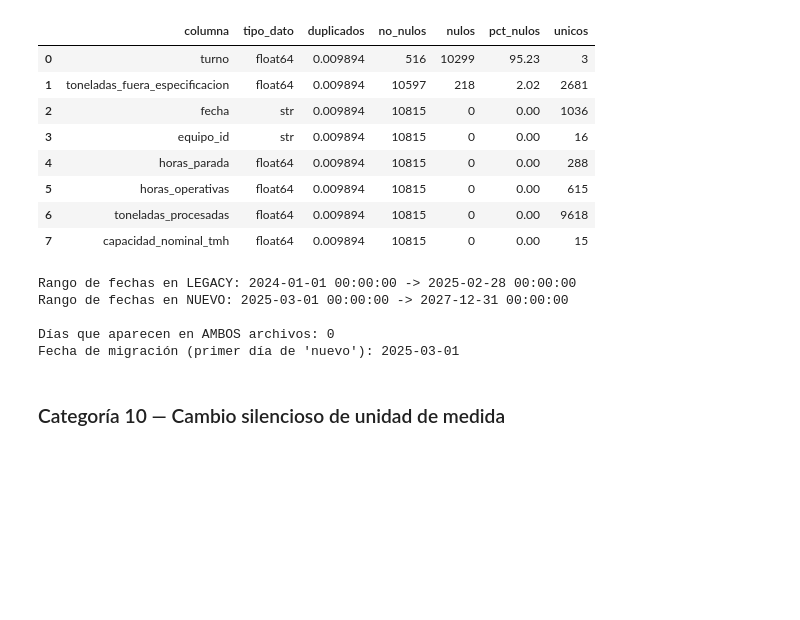
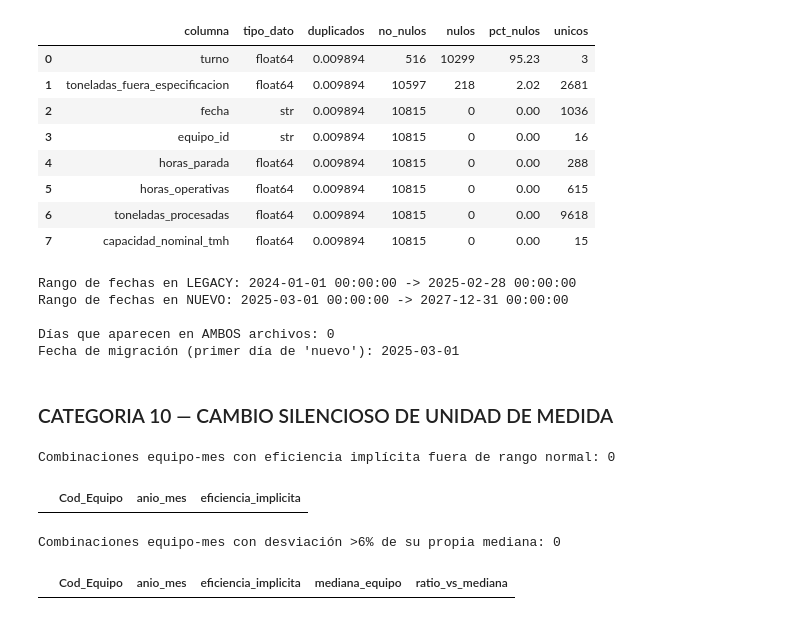
Before and after one commit to josue789a/Mineria-simulacion-v2, a Jupyter notebook: notebooks/Exploracion1.ipynb, the cells around one changed output. Drawn from its saved outputs; the diff is of its cells as text; code cells hidden in the pictures; blank space fills up the shorter version.

Commit message:
10. Error de categoria 9 - 10

```diff
--- a/notebooks/Exploracion1.ipynb
+++ b/notebooks/Exploracion1.ipynb
@@ -1899,4 +1899,52 @@ Rango de fechas en NUEVO: 2025-03-01 00:00:00 -> 2027-12-31 00:00:00
 Días que aparecen en AMBOS archivos: 0
 Fecha de migración (primer día de 'nuevo'): 2025-03-01
 # %% [markdown]
-###  Categoría 10 — Cambio silencioso de unidad de medida
+### CATEGORIA 10 — CAMBIO SILENCIOSO DE UNIDAD DE MEDIDA
+# %%
+prodLegacy_PC['anio_mes'] = prodLegacy_PC['Fecha'].dt.to_period('M')
+
+# Eficiencia implícita: Ton_Producidas / (Horas_Trab * Cap_Nominal_TMH)
+# Debería rondar un valor razonable y estable (~0.85-0.95 según el generador,
+# ver aplicar_realismo_v2.py / generar_dataset_v2.py -- eficiencia ~0.90 base)
+prodLegacy_PC['eficiencia_implicita'] = (
+    prodLegacy_PC['Ton_Producidas'] / (prodLegacy_PC['Horas_Trab'] * prodLegacy_PC['Cap_Nominal_TMH'])
+)
+
+resumen_eficiencia = (
+    prodLegacy_PC.groupby(['Cod_Equipo', 'anio_mes'])['eficiencia_implicita']
+    .mean()
+    .reset_index()
+)
+
+# Buscar combinaciones equipo-mes donde la eficiencia se sale MUY por fuera
+# del rango normal (0.5 a 1.10 es generoso, cualquier cosa fuera de eso es sospechosa)
+sospechosos = resumen_eficiencia[
+    (resumen_eficiencia['eficiencia_implicita'] < 0.5) |
+    (resumen_eficiencia['eficiencia_implicita'] > 1.10)
+]
+print(f"Combinaciones equipo-mes con eficiencia implícita fuera de rango normal: {len(sospechosos)}")
+display(sospechosos.sort_values('eficiencia_implicita', ascending=False))
+# %% [output]
+Combinaciones equipo-mes con eficiencia implícita fuera de rango normal: 0
+|  | Cod_Equipo | anio_mes | eficiencia_implicita |
+# %%
+# Cambio silencioso de unidad (umbral relativo, por equipo)
+resumen_eficiencia['mediana_equipo'] = (
+    resumen_eficiencia.groupby('Cod_Equipo')['eficiencia_implicita'].transform('median')
+)
+resumen_eficiencia['ratio_vs_mediana'] = (
+    resumen_eficiencia['eficiencia_implicita'] / resumen_eficiencia['mediana_equipo']
+)
+
+# Un mes que se desvía >6% de la mediana de SU PROPIO equipo es sospechoso
+# (el ruido normal mes a mes debería ser mucho más chico que eso, al ser
+# un promedio de ~30 días con std diario de ~0.05)
+sospechosos_v2 = resumen_eficiencia[
+    (resumen_eficiencia['ratio_vs_mediana'] > 1.06) |
+    (resumen_eficiencia['ratio_vs_mediana'] < 0.94)
+]
+print(f"Combinaciones equipo-mes con desviación >6% de su propia mediana: {len(sospechosos_v2)}")
+display(sospechosos_v2.sort_values('ratio_vs_mediana', ascending=False))
+# %% [output]
+Combinaciones equipo-mes con desviación >6% de su propia mediana: 0
+|  | Cod_Equipo | anio_mes | eficiencia_implicita | mediana_equipo | ratio_vs_mediana |
```
Also changed, not shown: parts of 3 cells of this notebook.
